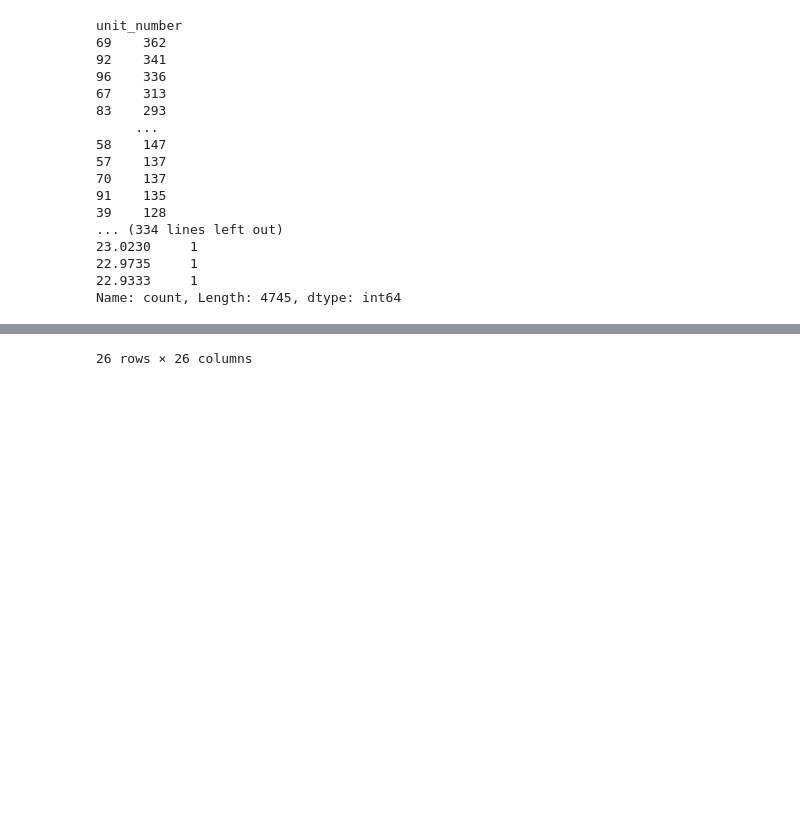
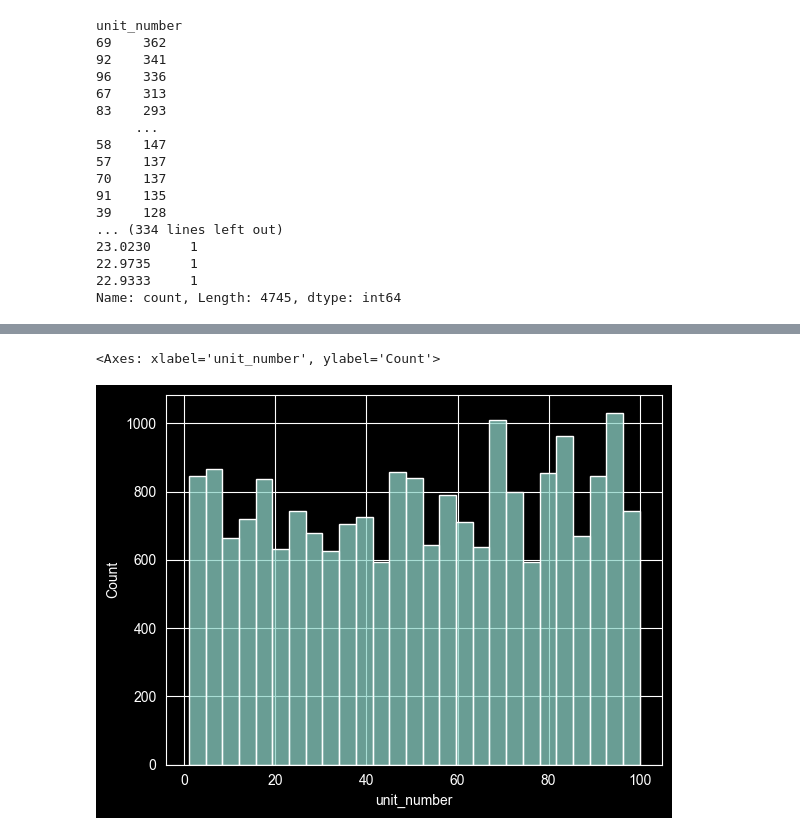
Before and after one commit to berkaylacinkaya/NASA_CMAPSS_TURBOFAN_ENGINE-PdM-, a Jupyter notebook: main.ipynb, the cells around one changed output, grey strips where cells are left out. Drawn from its saved outputs; the diff is of its cells as text; code cells hidden in the pictures; blank space fills up the shorter version.

```diff
--- a/main.ipynb
+++ b/main.ipynb
@@ -175,6 +197,2 @@ Name: count, Length: 4745, dtype: int64
 # %%
-# sns.heatmap(data=df.corr(),cmap="coolwarm",annot=True)
-# sns.show()
-
-df.corr()
 # %% [output]
@@ -198 +199,2 @@ df.corr()
-26 rows × 26 columns
+<Axes: xlabel='unit_number', ylabel='Count'>
+[figure, added]
```
Also changed, not shown: parts of 4 cells of this notebook.
